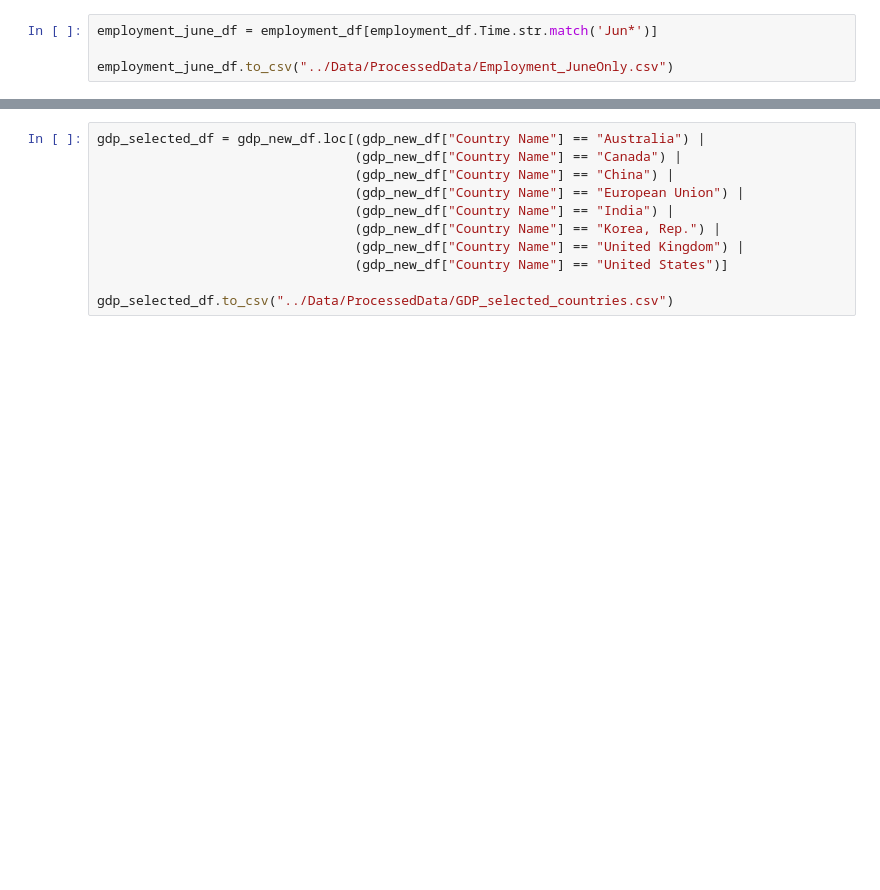
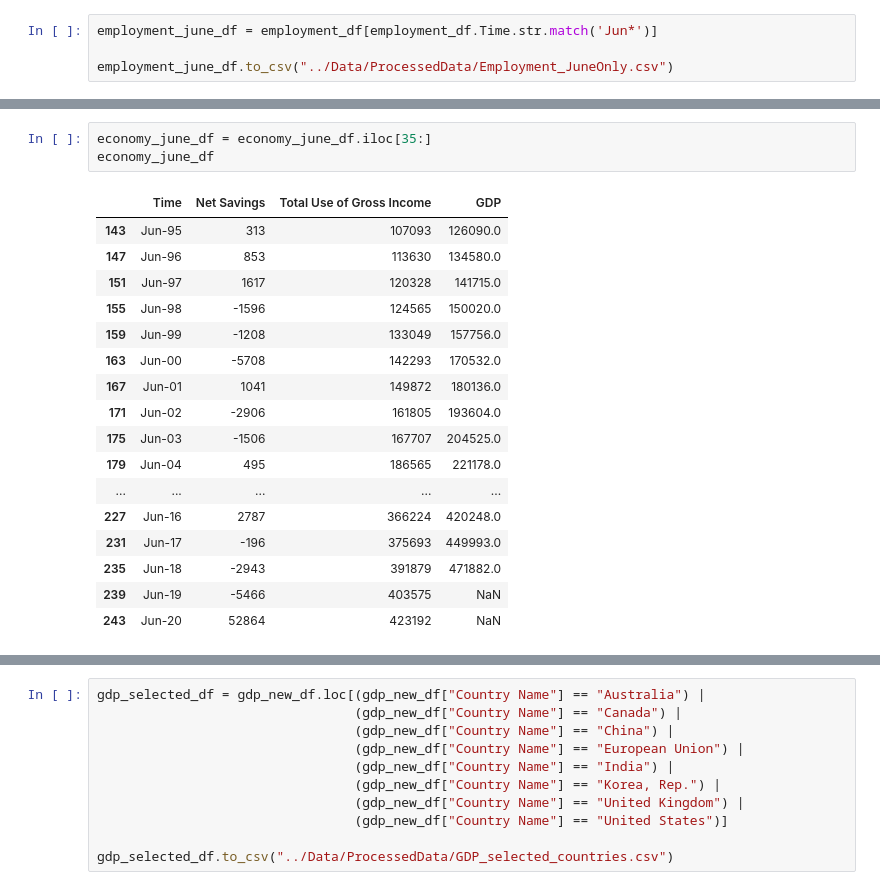
Before and after one commit to TribThapa/AustralianEconomyAnalysis, a Jupyter notebook: Code/Economy.ipynb, the cells around one changed output, grey strips where cells are left out. Saved outputs shown, nothing was run; the diff lists cells and outputs as text; blank space fills up the shorter version.

```diff
--- a/Code/Economy.ipynb
+++ b/Code/Economy.ipynb
@@ -105,0 +122,21 @@ employment_june_df.to_csv("../Data/ProcessedData/Employment_JuneOnly.csv")
+# %%
+economy_june_df = economy_june_df.iloc[35:]
+economy_june_df
+# %% [output]
+|  | Time | Net Savings | Total Use of Gross Income | GDP |
+| 143 | Jun-95 | 313 | 107093 | 126090.0 |
+| 147 | Jun-96 | 853 | 113630 | 134580.0 |
+| 151 | Jun-97 | 1617 | 120328 | 141715.0 |
+| 155 | Jun-98 | -1596 | 124565 | 150020.0 |
+| 159 | Jun-99 | -1208 | 133049 | 157756.0 |
+| 163 | Jun-00 | -5708 | 142293 | 170532.0 |
+| 167 | Jun-01 | 1041 | 149872 | 180136.0 |
+| 171 | Jun-02 | -2906 | 161805 | 193604.0 |
+| 175 | Jun-03 | -1506 | 167707 | 204525.0 |
+| 179 | Jun-04 | 495 | 186565 | 221178.0 |
+| ... | ... | ... | ... | ... |
+| 227 | Jun-16 | 2787 | 366224 | 420248.0 |
+| 231 | Jun-17 | -196 | 375693 | 449993.0 |
+| 235 | Jun-18 | -2943 | 391879 | 471882.0 |
+| 239 | Jun-19 | -5466 | 403575 | NaN |
+| 243 | Jun-20 | 52864 | 423192 | NaN |
```
Also changed, not shown: parts of 7 cells of this notebook.
